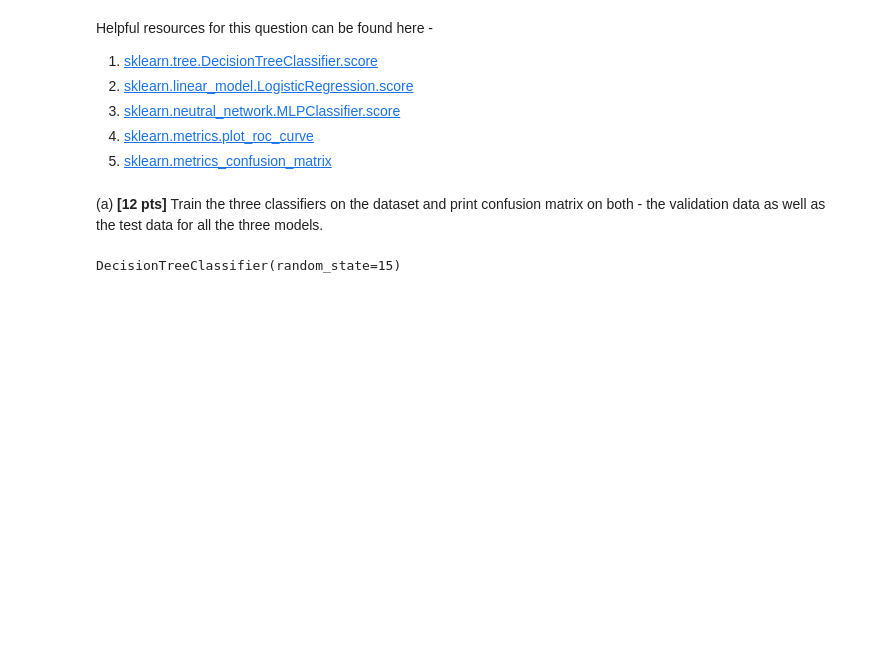
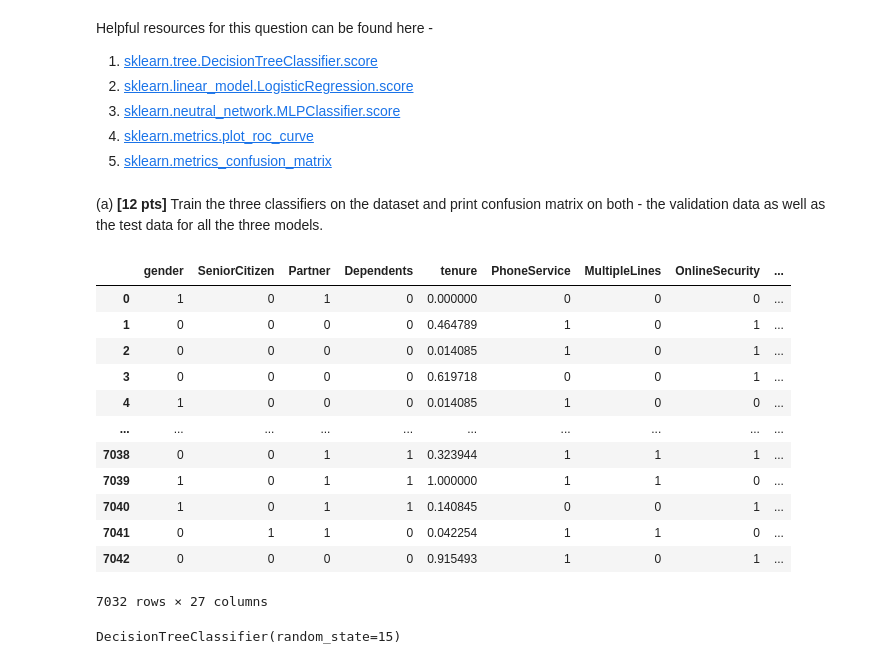
Before and after one commit to saiyam-shah/ml_ass4, a Jupyter notebook: HW_4-1.ipynb, the cells around one changed output. Cells and saved outputs as stored; diff of their text form; code cells hidden in the pictures; blank space fills up the shorter version.

```diff
--- a/HW_4-1.ipynb
+++ b/HW_4-1.ipynb
@@ -647,6 +653,22 @@ Helpful resources for this question can be found here -
 5. [sklearn.metrics_confusion_matrix](https://scikit-learn.org/stable/modules/generated/sklearn.metrics.confusion_matrix.html)
 # %% [markdown]
 (a) **[12 pts]** Train the three classifiers on the dataset and print confusion matrix on both - the validation data as well as the test data for all the three models. <br>
+# %%
+df2
+# %% [output]
+|  | gender | SeniorCitizen | Partner | Dependents | tenure | PhoneService | MultipleLines | OnlineSecurity | ... |
+| 0 | 1 | 0 | 1 | 0 | 0.000000 | 0 | 0 | 0 | ... |
+| 1 | 0 | 0 | 0 | 0 | 0.464789 | 1 | 0 | 1 | ... |
+| 2 | 0 | 0 | 0 | 0 | 0.014085 | 1 | 0 | 1 | ... |
+| 3 | 0 | 0 | 0 | 0 | 0.619718 | 0 | 0 | 1 | ... |
+| 4 | 1 | 0 | 0 | 0 | 0.014085 | 1 | 0 | 0 | ... |
+| ... | ... | ... | ... | ... | ... | ... | ... | ... | ... |
+| 7038 | 0 | 0 | 1 | 1 | 0.323944 | 1 | 1 | 1 | ... |
+| 7039 | 1 | 0 | 1 | 1 | 1.000000 | 1 | 1 | 0 | ... |
+| 7040 | 1 | 0 | 1 | 1 | 0.140845 | 0 | 0 | 1 | ... |
+| 7041 | 0 | 1 | 1 | 0 | 0.042254 | 1 | 1 | 0 | ... |
+| 7042 | 0 | 0 | 0 | 0 | 0.915493 | 1 | 0 | 1 | ... |
+7032 rows × 27 columns
 # %%
 # Decision Tree Classifier
 from sklearn import tree
```
Also changed, not shown: parts of 10 cells of this notebook.
